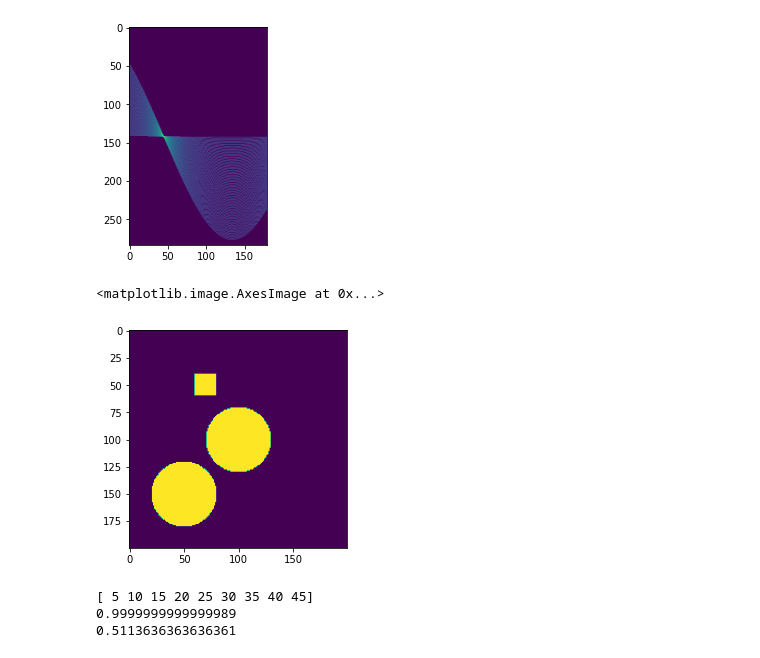
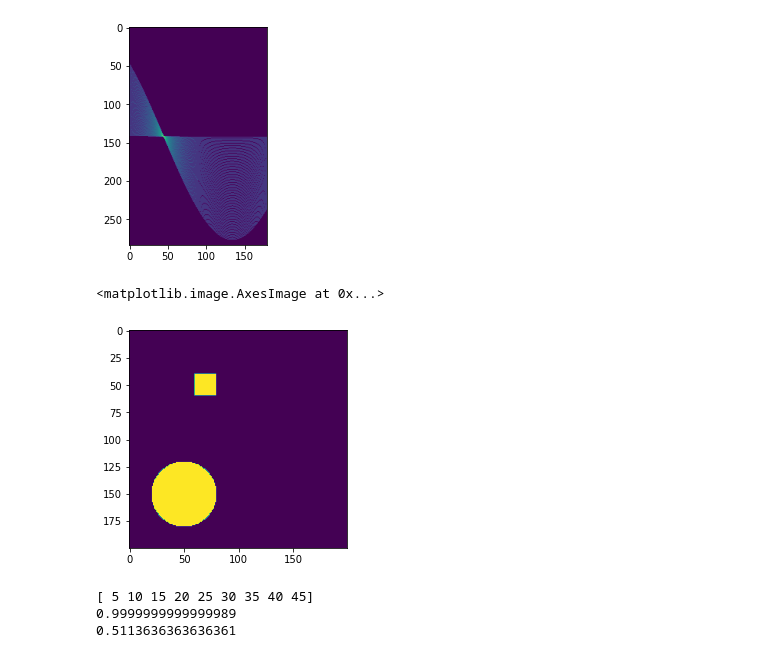
Before and after one commit to zhujiacheng0724/jupytercode, a Jupyter notebook: class4.ipynb, the cells around one changed output. Saved outputs shown, nothing was run; the diff lists cells and outputs as text; code cells hidden in the pictures.

```diff
--- a/class4.ipynb
+++ b/class4.ipynb
@@ -24,18 +24,15 @@ plt.imshow(np.log(1+h))
 # %%
 #霍夫变化-圆检测
 img= np.zeros([200,200])
 h,w=draw.circle(150,50,30)
 img[h,w]=1
 #画一个矩形
 img[40:60,60:80]=1
 
-rr, cc = draw.disk((100,100),30)
-img[rr, cc] = 1
-
 plt.imshow(img)
 # %% [output]
 <matplotlib.image.AxesImage at 0x...>
-[figure, old version]
+[figure, new version]
 # %%
 radii =np.arange(5,50,5)
 print(radii)
```
Also changed, not shown: parts of 1 cell of this notebook, 3 other files.
